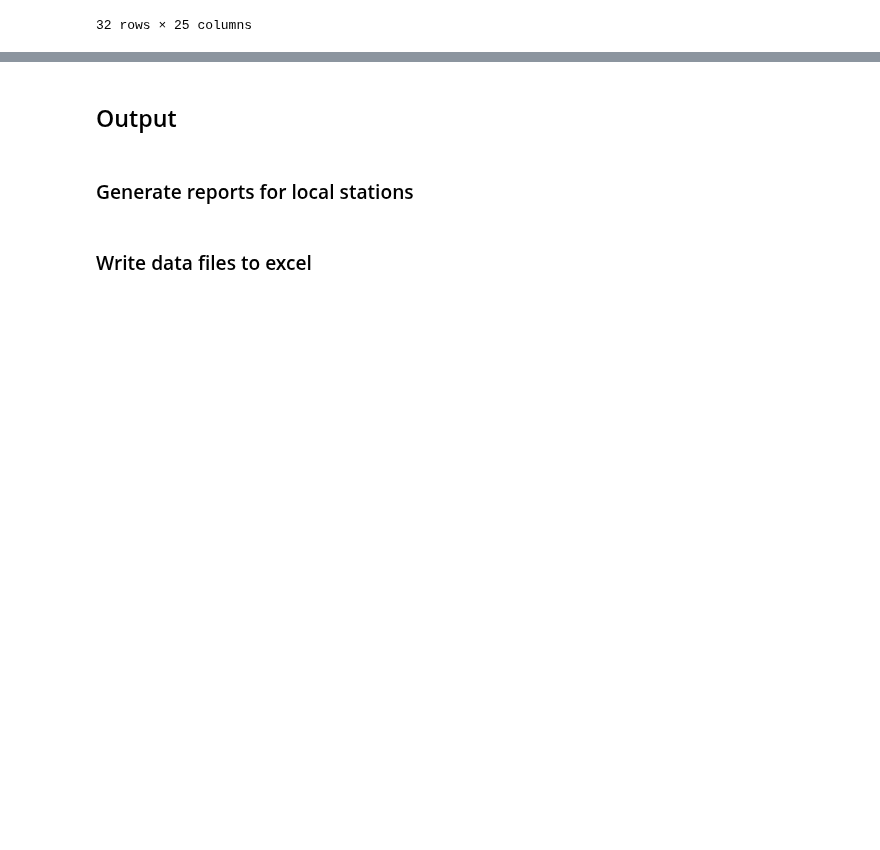
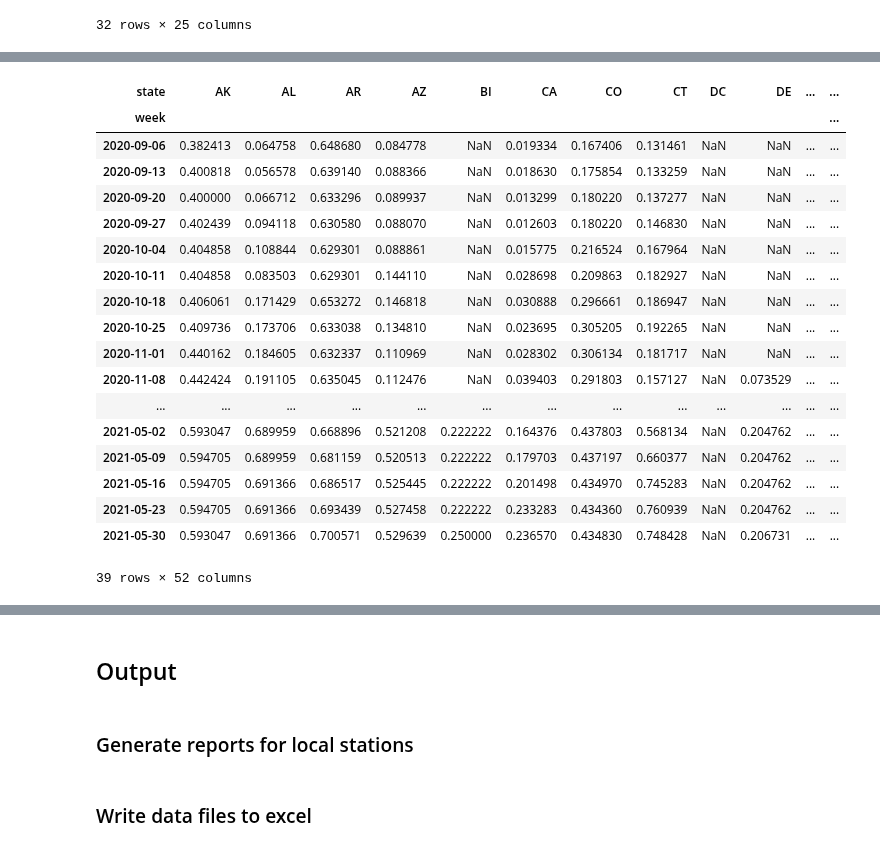
Before and after one commit to cbs-news-data/crdc-le-referral-data, a Jupyter notebook: notebooks/crdc_referrals_arrests/crdc_le_referrals_arrests.ipynb, the cells around one changed output, grey strips where cells are left out. Cells and saved outputs as stored; diff of their text form; code cells hidden in the pictures; blank space fills up the shorter version.

```diff
--- a/notebooks/crdc_referrals_arrests/crdc_le_referrals_arrests.ipynb
+++ b/notebooks/crdc_referrals_arrests/crdc_le_referrals_arrests.ipynb
@@ -525,0 +601,40 @@ df.query("LEA_STATE == 'TX' & total_arrests > 0")[["SCH_NAME", "total_enrollment
+# %%
+pivot_table = lambda x: x.pivot_table(
+    index="week",
+    columns="state",
+    values="operational_schools",
+    aggfunc="sum",
+)
+
+# calculate the percent in person for each state
+state_pct_in_person = (
+    modality_df.query("learning_modality == 'In Person'").pipe(pivot_table)
+    / modality_df.pipe(pivot_table)
+)
+
+state_pct_in_person_or_hybrid = (
+    modality_df.query("learning_modality in ['In Person', 'Hybrid']").pipe(pivot_table)
+    / modality_df.pipe(pivot_table)
+)
+
+state_pct_in_person
+# %% [output]
+| state | AK | AL | AR | AZ | BI | CA | CO | CT | DC | DE | ... | ... |
+| week |  |  |  |  |  |  |  |  |  |  |  | ... |
+| 2020-09-06 | 0.382413 | 0.064758 | 0.648680 | 0.084778 | NaN | 0.019334 | 0.167406 | 0.131461 | NaN | NaN | ... | ... |
+| 2020-09-13 | 0.400818 | 0.056578 | 0.639140 | 0.088366 | NaN | 0.018630 | 0.175854 | 0.133259 | NaN | NaN | ... | ... |
+| 2020-09-20 | 0.400000 | 0.066712 | 0.633296 | 0.089937 | NaN | 0.013299 | 0.180220 | 0.137277 | NaN | NaN | ... | ... |
+| 2020-09-27 | 0.402439 | 0.094118 | 0.630580 | 0.088070 | NaN | 0.012603 | 0.180220 | 0.146830 | NaN | NaN | ... | ... |
+| 2020-10-04 | 0.404858 | 0.108844 | 0.629301 | 0.088861 | NaN | 0.015775 | 0.216524 | 0.167964 | NaN | NaN | ... | ... |
+| 2020-10-11 | 0.404858 | 0.083503 | 0.629301 | 0.144110 | NaN | 0.028698 | 0.209863 | 0.182927 | NaN | NaN | ... | ... |
+| 2020-10-18 | 0.406061 | 0.171429 | 0.653272 | 0.146818 | NaN | 0.030888 | 0.296661 | 0.186947 | NaN | NaN | ... | ... |
+| 2020-10-25 | 0.409736 | 0.173706 | 0.633038 | 0.134810 | NaN | 0.023695 | 0.305205 | 0.192265 | NaN | NaN | ... | ... |
+| 2020-11-01 | 0.440162 | 0.184605 | 0.632337 | 0.110969 | NaN | 0.028302 | 0.306134 | 0.181717 | NaN | NaN | ... | ... |
+| 2020-11-08 | 0.442424 | 0.191105 | 0.635045 | 0.112476 | NaN | 0.039403 | 0.291803 | 0.157127 | NaN | 0.073529 | ... | ... |
+| ... | ... | ... | ... | ... | ... | ... | ... | ... | ... | ... | ... | ... |
+| 2021-05-02 | 0.593047 | 0.689959 | 0.668896 | 0.521208 | 0.222222 | 0.164376 | 0.437803 | 0.568134 | NaN | 0.204762 | ... | ... |
+| 2021-05-09 | 0.594705 | 0.689959 | 0.681159 | 0.520513 | 0.222222 | 0.179703 | 0.437197 | 0.660377 | NaN | 0.204762 | ... | ... |
+| 2021-05-16 | 0.594705 | 0.691366 | 0.686517 | 0.525445 | 0.222222 | 0.201498 | 0.434970 | 0.745283 | NaN | 0.204762 | ... | ... |
+| 2021-05-23 | 0.594705 | 0.691366 | 0.693439 | 0.527458 | 0.222222 | 0.233283 | 0.434360 | 0.760939 | NaN | 0.204762 | ... | ... |
+| 2021-05-30 | 0.593047 | 0.691366 | 0.700571 | 0.529639 | 0.250000 | 0.236570 | 0.434830 | 0.748428 | NaN | 0.206731 | ... | ... |
+39 rows × 52 columns
```
Also changed, not shown: parts of 9 cells of this notebook, 4 other files.
